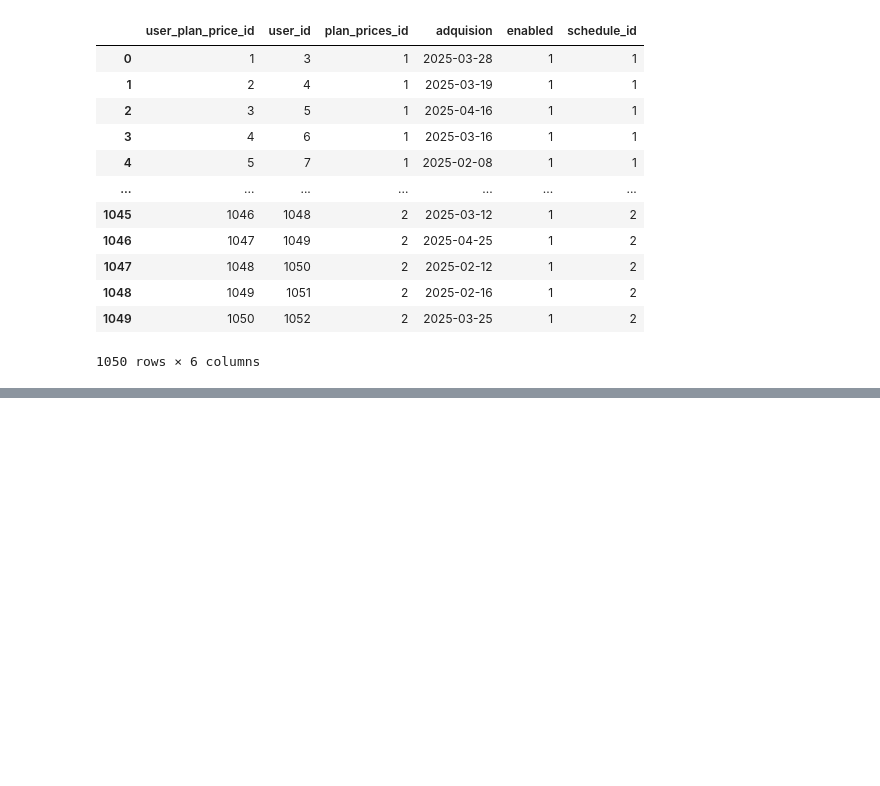
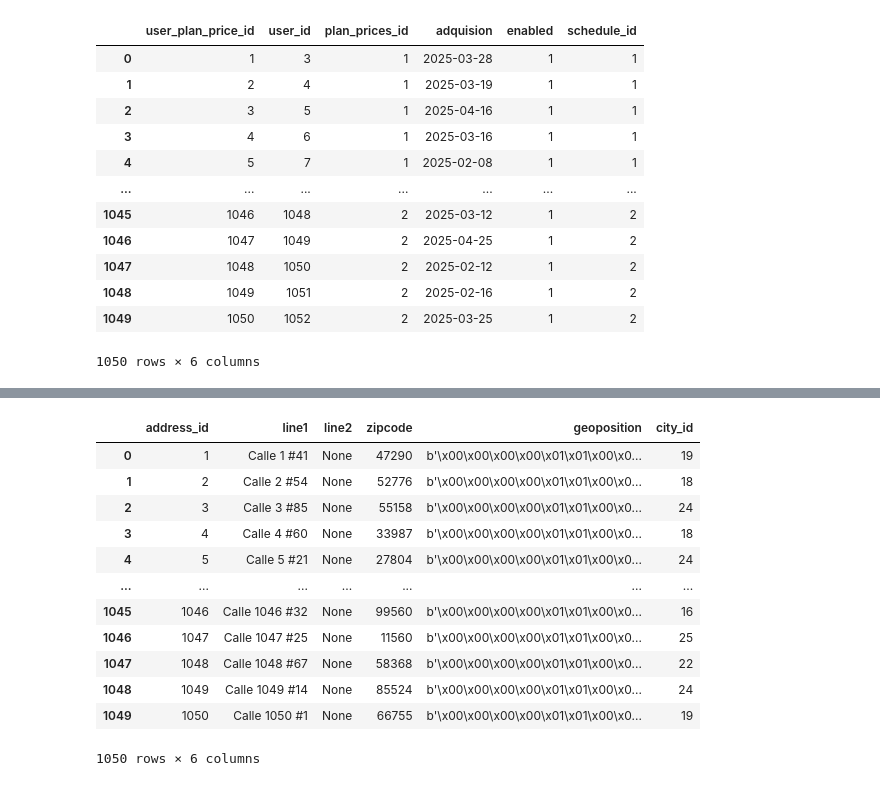
Before and after one commit to WeebL0rd/Caso-2-BDI, a Jupyter notebook: MigrationSetup.ipynb, the cells around one changed output, grey strips where cells are left out. Saved outputs shown, nothing was run; the diff lists cells and outputs as text; code cells hidden in the pictures; blank space fills up the shorter version.

```diff
--- a/MigrationSetup.ipynb
+++ b/MigrationSetup.ipynb
@@ -343,0 +707,29 @@ df_userPlanPrices
+# %%
+# Crear DataFrame para mapear address_id viejos a nuevos
+addressIDMap = pd.DataFrame(columns=["oldAddressID", "newAddressID"])
+
+for index, row in df_addresses.iterrows():
+    try:
+        oldAddressID = row["address_id"]
+
+        # Insertar la dirección y obtener el nuevo ID generado
+        cursor.execute("""
+            INSERT INTO solturaDB.sol_addresses(line1, line2, zipcode, geoposition, cityID)
+            OUTPUT INSERTED.addressID
+            VALUES (?, ?, ?, geometry::STGeomFromText(?, 4326), ?);
+        """, (str(row["line1"]), str(row["line2"]) if pd.notna(row["line2"]) else None,
+              str(row["zipcode"]), row["geoposition"], row["city_id"]))
+
+        newAddressID = cursor.fetchone()[0]
+
+        # Guardar el mapeo
+        addressIDMap.loc[len(addressIDMap)] = [oldAddressID, newAddressID]
+
+        # Actualizar el DataFrame original
+        df_addresses.at[index, "address_id"] = newAddressID
+
+    except Exception as e:
+        print(f"Error migrando dirección {oldAddressID}: {e}")
+        break
+
+tSqlConn.commit()
@@ -343,0 +755,17 @@ df_userPlanPrices
+# %%
+# Addresses antes
+df_addresses
+# %% [output]
+|  | address_id | line1 | line2 | zipcode | geoposition | city_id |
+| 0 | 1 | Calle 1 #41 | None | 47290 | b'\x00\x00\x00\x00\x01\x01\x00\x0... | 19 |
+| 1 | 2 | Calle 2 #54 | None | 52776 | b'\x00\x00\x00\x00\x01\x01\x00\x0... | 18 |
+| 2 | 3 | Calle 3 #85 | None | 55158 | b'\x00\x00\x00\x00\x01\x01\x00\x0... | 24 |
+| 3 | 4 | Calle 4 #60 | None | 33987 | b'\x00\x00\x00\x00\x01\x01\x00\x0... | 18 |
+| 4 | 5 | Calle 5 #21 | None | 27804 | b'\x00\x00\x00\x00\x01\x01\x00\x0... | 24 |
+| ... | ... | ... | ... | ... | ... | ... |
+| 1045 | 1046 | Calle 1046 #32 | None | 99560 | b'\x00\x00\x00\x00\x01\x01\x00\x0... | 16 |
+| 1046 | 1047 | Calle 1047 #25 | None | 11560 | b'\x00\x00\x00\x00\x01\x01\x00\x0... | 25 |
+| 1047 | 1048 | Calle 1048 #67 | None | 58368 | b'\x00\x00\x00\x00\x01\x01\x00\x0... | 22 |
+| 1048 | 1049 | Calle 1049 #14 | None | 85524 | b'\x00\x00\x00\x00\x01\x01\x00\x0... | 24 |
+| 1049 | 1050 | Calle 1050 #1 | None | 66755 | b'\x00\x00\x00\x00\x01\x01\x00\x0... | 19 |
+1050 rows × 6 columns
```
Also changed, not shown: parts of 68 cells of this notebook.
